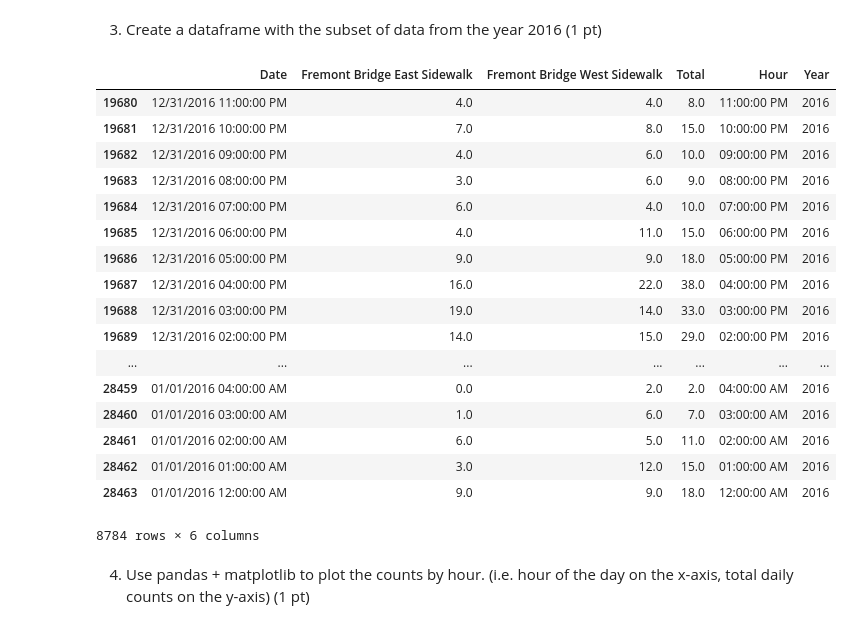
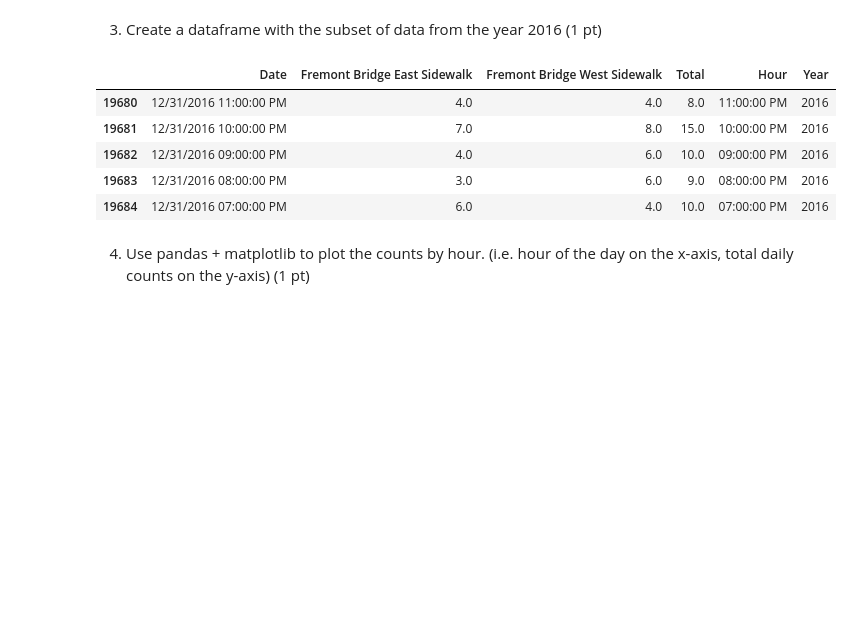
Before and after one commit to UWSEDS/manipulating-data-in-python-PKing70, a Jupyter notebook: analysis/hw1.ipynb, the cells around one changed output. Drawn from its saved outputs; the diff is of its cells as text; code cells hidden in the pictures; blank space fills up the shorter version.

```diff
--- a/analysis/hw1.ipynb
+++ b/analysis/hw1.ipynb
@@ -115,26 +67,14 @@ df
 3. Create a dataframe with the subset of data from the year 2016 (1 pt)
 # %%
 df2016 = df[df['Year'] == '2016']
-df2016
+df2016.head()
 # %% [output]
 |  | Date | Fremont Bridge East Sidewalk | Fremont Bridge West Sidewalk | Total | Hour | Year |
 | 19680 | 12/31/2016 11:00:00 PM | 4.0 | 4.0 | 8.0 | 11:00:00 PM | 2016 |
 | 19681 | 12/31/2016 10:00:00 PM | 7.0 | 8.0 | 15.0 | 10:00:00 PM | 2016 |
 | 19682 | 12/31/2016 09:00:00 PM | 4.0 | 6.0 | 10.0 | 09:00:00 PM | 2016 |
 | 19683 | 12/31/2016 08:00:00 PM | 3.0 | 6.0 | 9.0 | 08:00:00 PM | 2016 |
 | 19684 | 12/31/2016 07:00:00 PM | 6.0 | 4.0 | 10.0 | 07:00:00 PM | 2016 |
-| 19685 | 12/31/2016 06:00:00 PM | 4.0 | 11.0 | 15.0 | 06:00:00 PM | 2016 |
-| 19686 | 12/31/2016 05:00:00 PM | 9.0 | 9.0 | 18.0 | 05:00:00 PM | 2016 |
-| 19687 | 12/31/2016 04:00:00 PM | 16.0 | 22.0 | 38.0 | 04:00:00 PM | 2016 |
-| 19688 | 12/31/2016 03:00:00 PM | 19.0 | 14.0 | 33.0 | 03:00:00 PM | 2016 |
-| 19689 | 12/31/2016 02:00:00 PM | 14.0 | 15.0 | 29.0 | 02:00:00 PM | 2016 |
-| ... | ... | ... | ... | ... | ... | ... |
-| 28459 | 01/01/2016 04:00:00 AM | 0.0 | 2.0 | 2.0 | 04:00:00 AM | 2016 |
-| 28460 | 01/01/2016 03:00:00 AM | 1.0 | 6.0 | 7.0 | 03:00:00 AM | 2016 |
-| 28461 | 01/01/2016 02:00:00 AM | 6.0 | 5.0 | 11.0 | 02:00:00 AM | 2016 |
-| 28462 | 01/01/2016 01:00:00 AM | 3.0 | 12.0 | 15.0 | 01:00:00 AM | 2016 |
-| 28463 | 01/01/2016 12:00:00 AM | 9.0 | 9.0 | 18.0 | 12:00:00 AM | 2016 |
-8784 rows × 6 columns
 # %% [markdown]
 4. Use pandas + matplotlib to plot the counts by hour. (i.e. hour of the day on the x-axis, total daily counts on the y-axis) (1 pt)
 # %%
```
Also changed, not shown: parts of 5 cells of this notebook.
